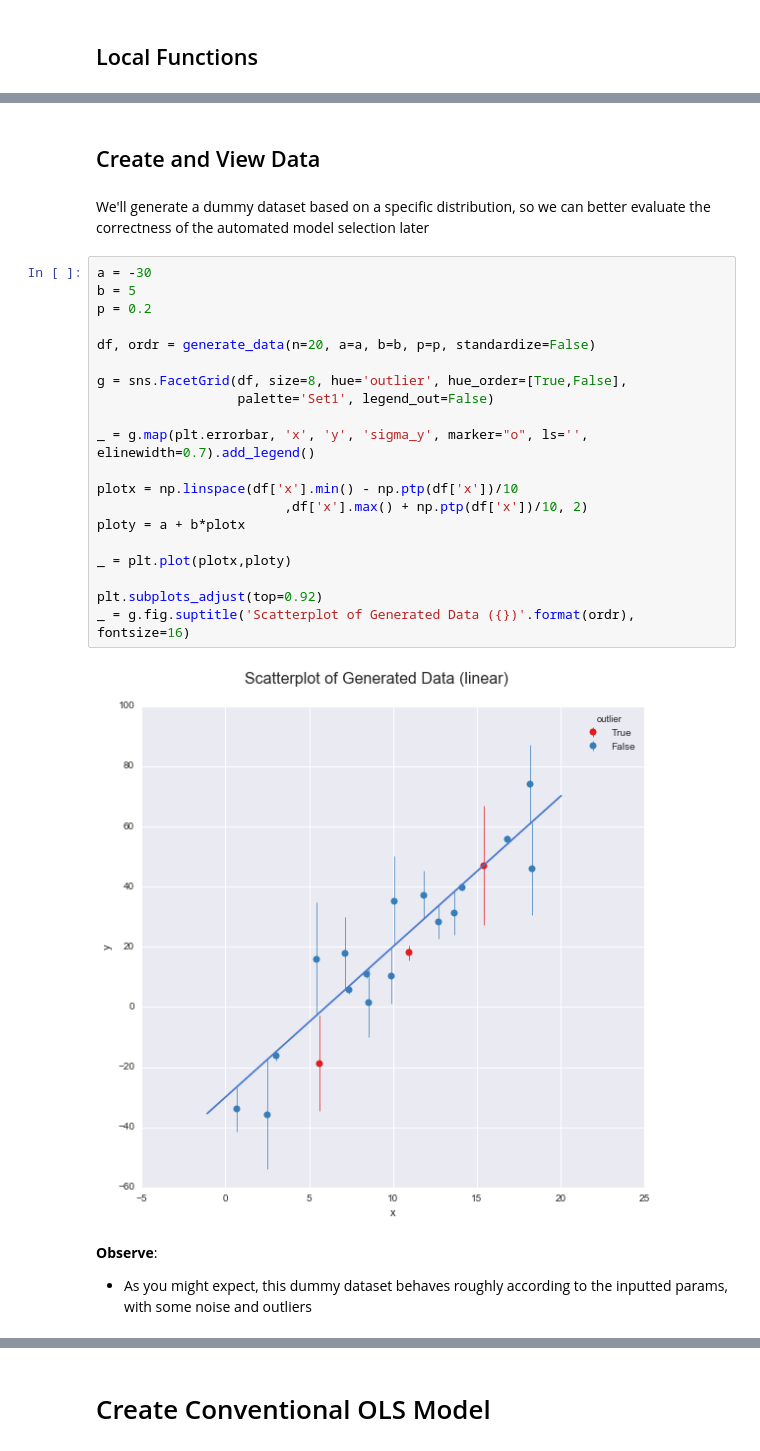
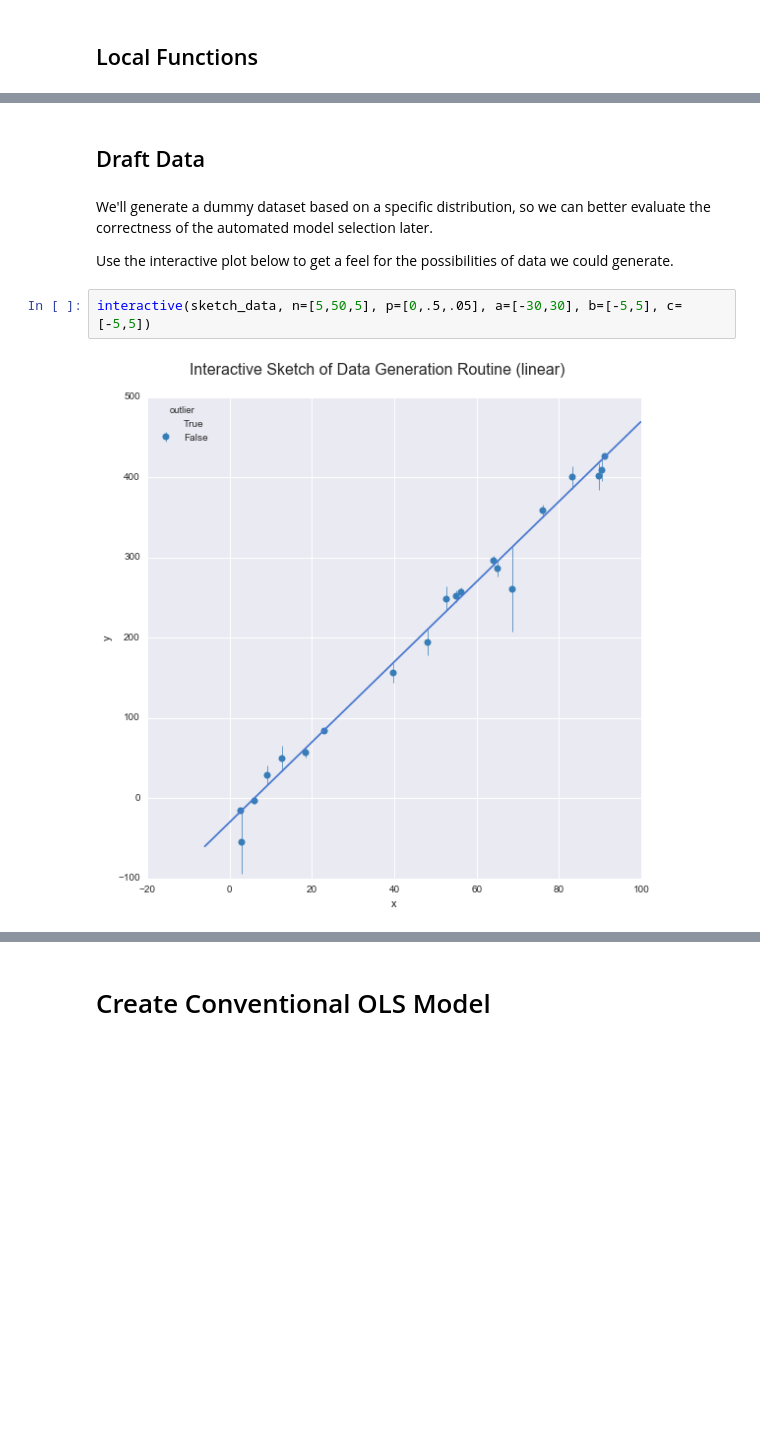
Before and after one commit to jonsedar/pymc_examples, a Jupyter notebook: ModelSelection-BayesFactor.ipynb, the cells around one changed output, grey strips where cells are left out. Saved outputs shown, nothing was run; the diff lists cells and outputs as text; blank space fills up the shorter version.

Commit message:
WIP sorted out example plotting and moved onto OLS vs higher-order

```diff
--- a/ModelSelection-BayesFactor.ipynb
+++ b/ModelSelection-BayesFactor.ipynb
@@ -113,30 +137,10 @@ def generate_data(n=20, a=1, b=1, c=0, p=0, standardize=True):
 # %% [markdown]
-## Create and View Data
+## Draft Data
 # %% [markdown]
-We'll generate a dummy dataset based on a specific distribution, so we can better evaluate the correctness of the automated model selection later
+We'll generate a dummy dataset based on a specific distribution, so we can better evaluate the correctness of the automated model selection later.
+
+Use the interactive plot below to get a feel for the possibilities of data we could generate.
-# %%
-a = -30
-b = 5
-p = 0.2
-
-df, ordr = generate_data(n=20, a=a, b=b, p=p, standardize=False)
-
-g = sns.FacetGrid(df, size=8, hue='outlier', hue_order=[True,False],
-                  palette='Set1', legend_out=False)
-
-_ = g.map(plt.errorbar, 'x', 'y', 'sigma_y', marker="o", ls='', elinewidth=0.7).add_legend()
-
-plotx = np.linspace(df['x'].min() - np.ptp(df['x'])/10
-                        ,df['x'].max() + np.ptp(df['x'])/10, 2)
-ploty = a + b*plotx
-
-_ = plt.plot(plotx,ploty)
-
-plt.subplots_adjust(top=0.92)
-_ = g.fig.suptitle('Scatterplot of Generated Data ({})'.format(ordr), fontsize=16)
-# %% [output]
-[figure, removed]
-# %% [markdown]
-**Observe**:
-
-+ As you might expect, this dummy dataset behaves roughly according to the inputted params, with some noise and outliers
+# %%
+interactive(sketch_data, n=[5,50,5], p=[0,.5,.05], a=[-30,30], b=[-5,5], c=[-5,5])
+# %% [output]
+[figure, added]
```
Also changed, not shown: parts of 20 cells of this notebook.
